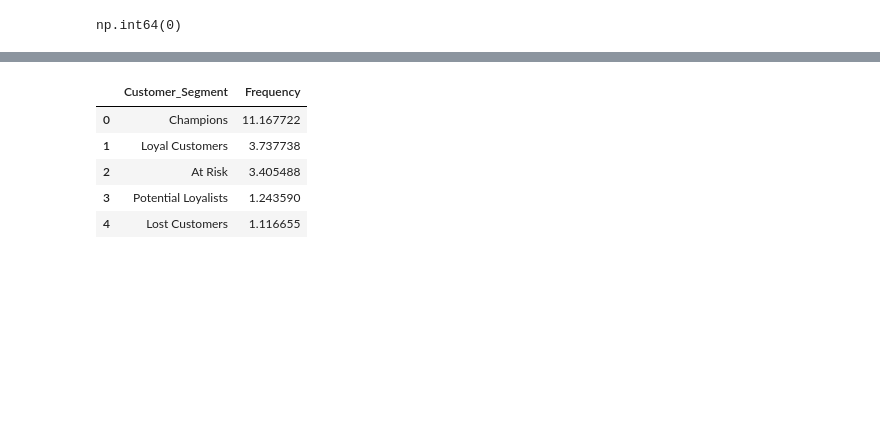
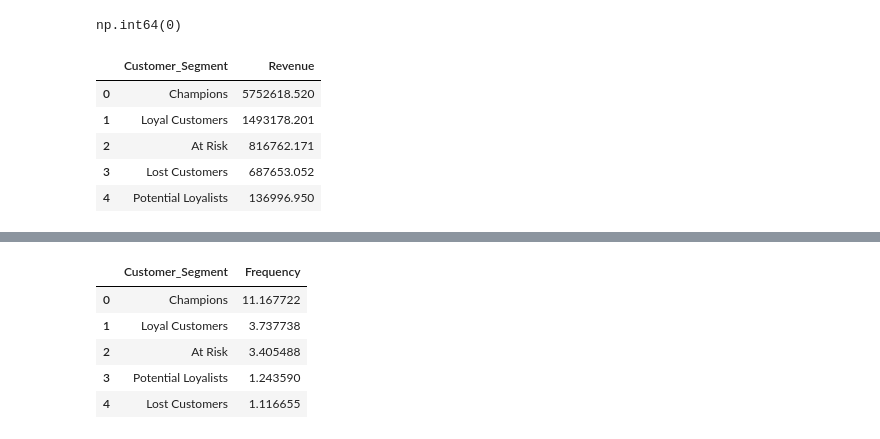
Before and after one commit to badal-10tech/Customer-Retention-Revenue-Intelligence-Analytics, a Jupyter notebook: notebook/customer_retention_analysis.ipynb, the cells around one changed output, grey strips where cells are left out. Drawn from its saved outputs; the diff is of its cells as text; code cells hidden in the pictures; blank space fills up the shorter version.

```diff
--- a/notebook/customer_retention_analysis.ipynb
+++ b/notebook/customer_retention_analysis.ipynb
@@ -1124,3 +1124,14 @@ rmf_df = rmf_df.drop_duplicates(subset="CustomerID")
 rmf_df.duplicated().sum()
 # %% [output]
 np.int64(0)
+# %%
+Customer_Segment_Revenue = (rmf_df.groupby('Customer_Segment')["Monetary"].sum().sort_values(ascending = False)
+      .reset_index(name='Revenue'))
+Customer_Segment_Revenue
+# %% [output]
+|  | Customer_Segment | Revenue |
+| 0 | Champions | 5752618.520 |
+| 1 | Loyal Customers | 1493178.201 |
+| 2 | At Risk | 816762.171 |
+| 3 | Lost Customers | 687653.052 |
+| 4 | Potential Loyalists | 136996.950 |
```
Also changed, not shown: parts of 1 cell of this notebook, 8 other files.
